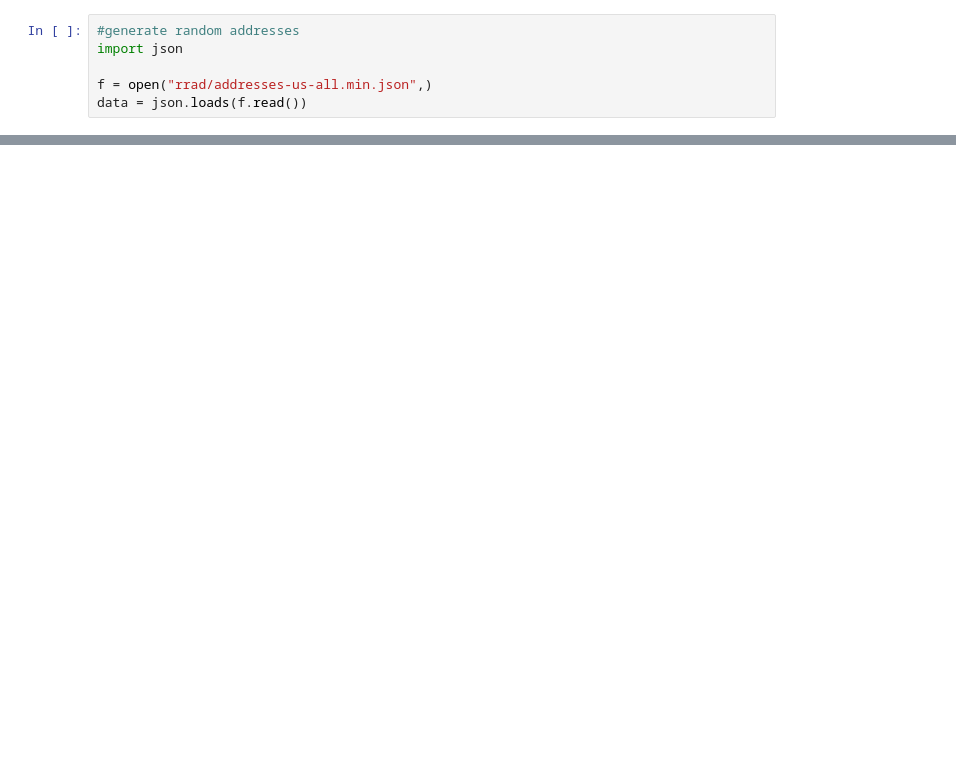
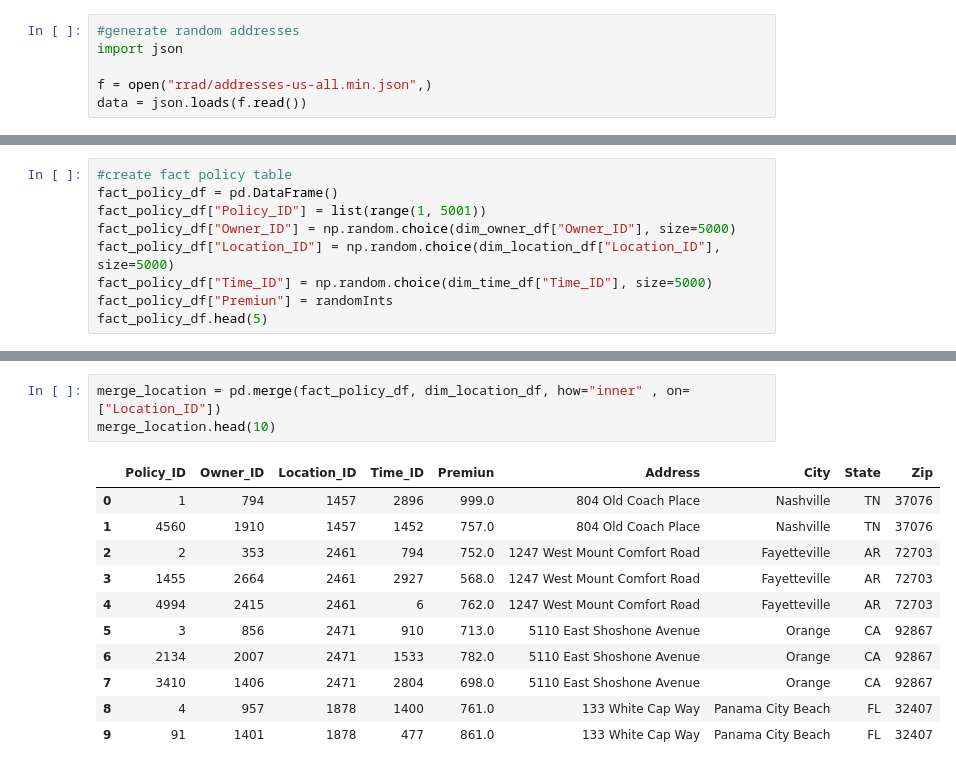
Before and after one commit to hlingchen95/Data_simulation, a Jupyter notebook: Data_simulation.ipynb, the cells around one changed output, grey strips where cells are left out. Saved outputs shown, nothing was run; the diff lists cells and outputs as text; blank space fills up the shorter version.

```diff
--- a/Data_simulation.ipynb
+++ b/Data_simulation.ipynb
@@ -176,0 +160,9 @@ dim_time_df
+# %%
+#create fact policy table
+fact_policy_df = pd.DataFrame()
+fact_policy_df["Policy_ID"] = list(range(1, 5001))
+fact_policy_df["Owner_ID"] = np.random.choice(dim_owner_df["Owner_ID"], size=5000)
+fact_policy_df["Location_ID"] = np.random.choice(dim_location_df["Location_ID"], size=5000)
+fact_policy_df["Time_ID"] = np.random.choice(dim_time_df["Time_ID"], size=5000)
+fact_policy_df["Premiun"] = randomInts
+fact_policy_df.head(5)
@@ -176,0 +192,15 @@ dim_time_df
+# %%
+merge_location = pd.merge(fact_policy_df, dim_location_df, how="inner" , on=["Location_ID"])
+merge_location.head(10)
+# %% [output]
+|  | Policy_ID | Owner_ID | Location_ID | Time_ID | Premiun | Address | City | State | Zip |
+| 0 | 1 | 794 | 1457 | 2896 | 999.0 | 804 Old Coach Place | Nashville | TN | 37076 |
+| 1 | 4560 | 1910 | 1457 | 1452 | 757.0 | 804 Old Coach Place | Nashville | TN | 37076 |
+| 2 | 2 | 353 | 2461 | 794 | 752.0 | 1247 West Mount Comfort Road | Fayetteville | AR | 72703 |
+| 3 | 1455 | 2664 | 2461 | 2927 | 568.0 | 1247 West Mount Comfort Road | Fayetteville | AR | 72703 |
+| 4 | 4994 | 2415 | 2461 | 6 | 762.0 | 1247 West Mount Comfort Road | Fayetteville | AR | 72703 |
+| 5 | 3 | 856 | 2471 | 910 | 713.0 | 5110 East Shoshone Avenue | Orange | CA | 92867 |
+| 6 | 2134 | 2007 | 2471 | 1533 | 782.0 | 5110 East Shoshone Avenue | Orange | CA | 92867 |
+| 7 | 3410 | 1406 | 2471 | 2804 | 698.0 | 5110 East Shoshone Avenue | Orange | CA | 92867 |
+| 8 | 4 | 957 | 1878 | 1400 | 761.0 | 133 White Cap Way | Panama City Beach | FL | 32407 |
+| 9 | 91 | 1401 | 1878 | 477 | 861.0 | 133 White Cap Way | Panama City Beach | FL | 32407 |
```
Also changed, not shown: parts of 12 cells of this notebook.
